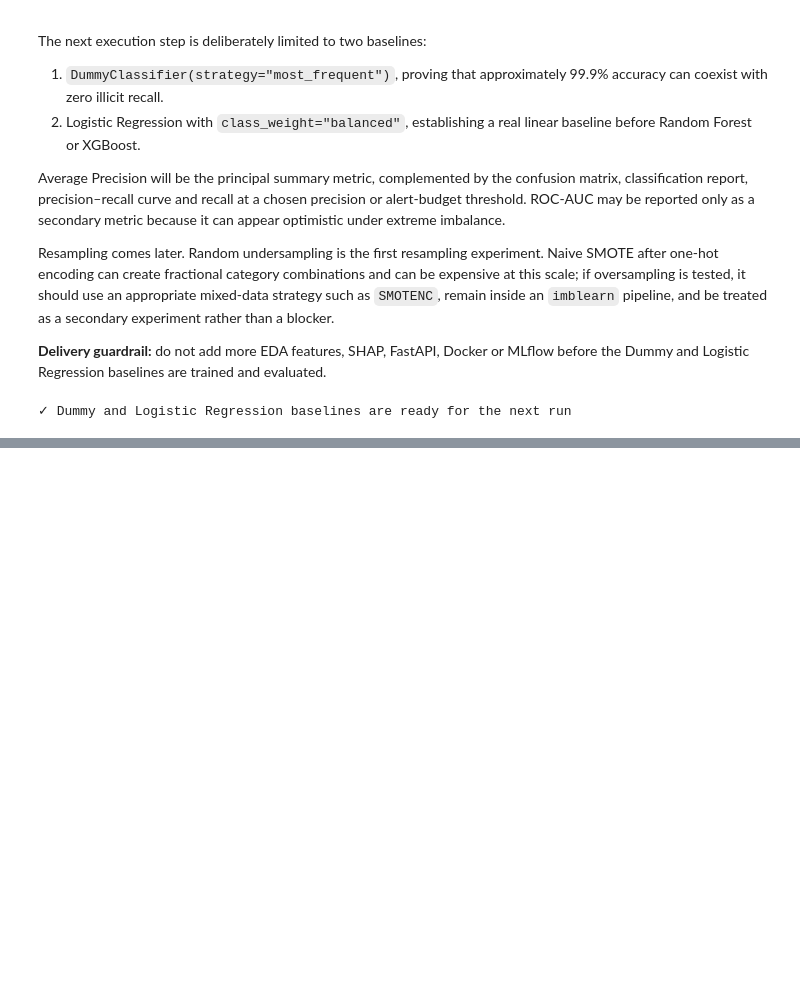
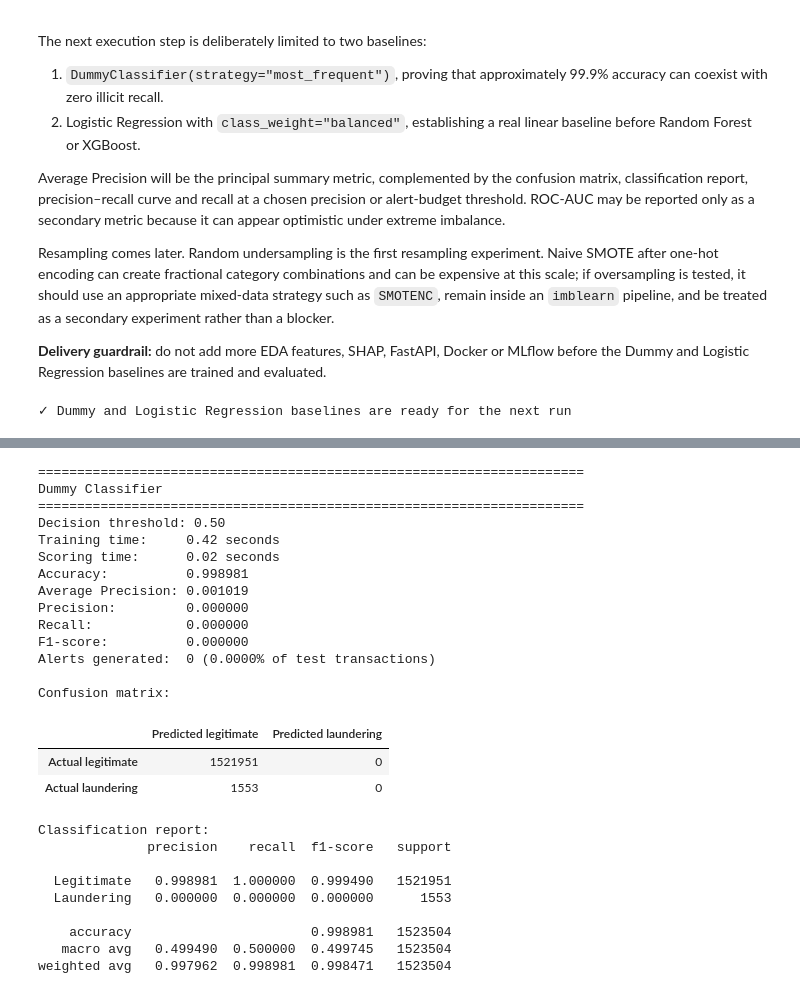
Before and after one commit to caiobernardinelli/amlguard, a Jupyter notebook: notebooks/01_aml_pipeline.ipynb, the cells around one changed output, grey strips where cells are left out. Cells and saved outputs as stored; diff of their text form; code cells hidden in the pictures; blank space fills up the shorter version.

Commit message:
feat: evaluate dummy and logistic regression baselines

```diff
--- a/notebooks/01_aml_pipeline.ipynb
+++ b/notebooks/01_aml_pipeline.ipynb
@@ -926,0 +1072,41 @@ print("✓ Dummy and Logistic Regression baselines are ready for the next run")
+# %%
+(
+    dummy_baseline,
+    dummy_metrics,
+    dummy_predictions,
+    dummy_scores,
+) = fit_and_evaluate_model(
+    model_name="Dummy Classifier",
+    estimator=dummy_baseline,
+    X_train=X_train,
+    y_train=y_train,
+    X_test=X_test,
+    y_test=y_test,
+)
+# %% [output]
+======================================================================
+Dummy Classifier
+======================================================================
+Decision threshold: 0.50
+Training time:     0.42 seconds
+Scoring time:      0.02 seconds
+Accuracy:          0.998981
+Average Precision: 0.001019
+Precision:         0.000000
+Recall:            0.000000
+F1-score:          0.000000
+Alerts generated:  0 (0.0000% of test transactions)
+
+Confusion matrix:
+|  | Predicted legitimate | Predicted laundering |
+| Actual legitimate | 1521951 | 0 |
+| Actual laundering | 1553 | 0 |
+Classification report:
+              precision    recall  f1-score   support
+
+  Legitimate   0.998981  1.000000  0.999490   1521951
+  Laundering   0.000000  0.000000  0.000000      1553
+
+    accuracy                       0.998981   1523504
+   macro avg   0.499490  0.500000  0.499745   1523504
+weighted avg   0.997962  0.998981  0.998471   1523504
```
Also changed, not shown: parts of 8 cells of this notebook.
